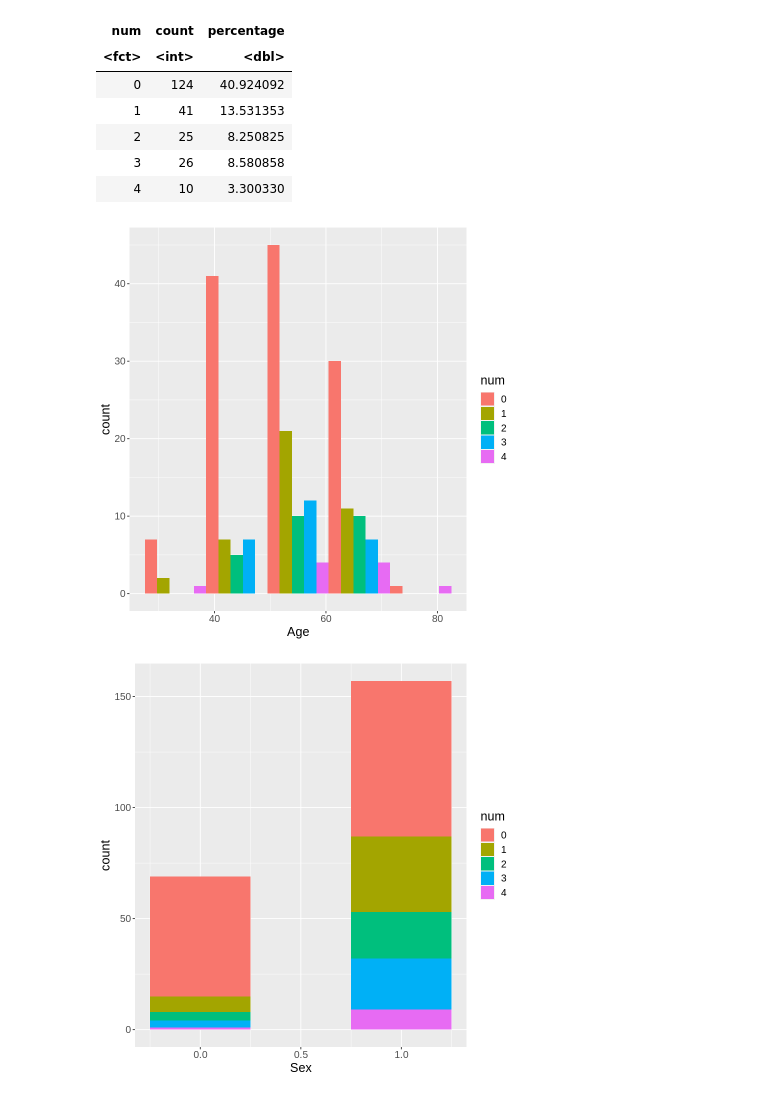
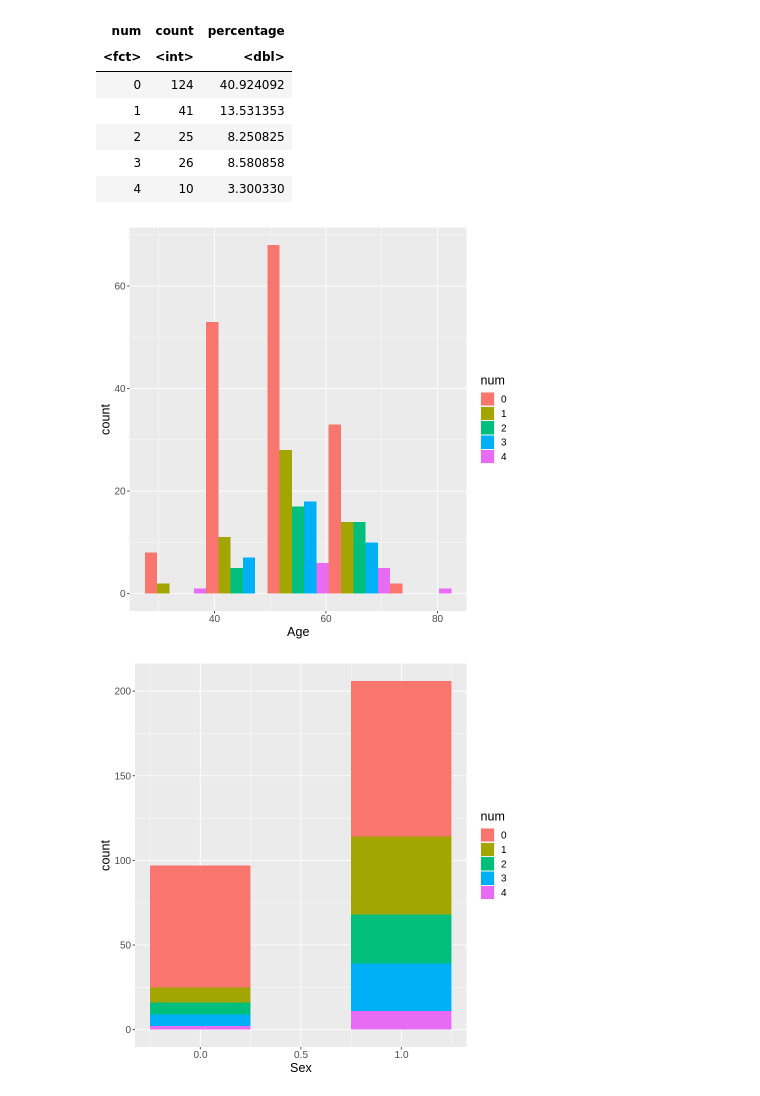
Before and after one commit to xenshreyas/Heart-Disease-Analysis, a Jupyter notebook: train_relationships.ipynb, the cells around one changed output. Saved outputs shown, nothing was run; the diff lists cells and outputs as text; code cells hidden in the pictures.

Commit message:
Used all data vs. training data
There are still relationships in the data

```diff
--- a/train_relationships.ipynb
+++ b/train_relationships.ipynb
@@ -111,7 +111,7 @@ A tibble: 5 × 3
 #filtered_data <- heart_train |>
 #    filter(num != 0)
 
-train_age_dist <- heart_train |>
+train_age_dist <- heart_data |>
                     ggplot(aes(x = age, fill = num)) +
                     geom_histogram(binwidth = 11, position = "dodge") +
                     #facet_grid(rows = vars(num)) +
@@ -119,15 +119,15 @@ train_age_dist <- heart_train |>
                     theme(text = element_text(size = 15))
 train_age_dist
 # %% [output]
-[figure, old version]
+[figure, new version]
 # %%
-train_sex_dist <- heart_train |>
+train_sex_dist <- heart_data |>
                     ggplot(aes(x = sex, fill = num)) +
                     geom_histogram(binwidth = .5) +
                     #facet_grid(rows = vars(num)) +
                     labs(x = "Sex", fill = "num") +
                     theme(text = element_text(size = 15))
 train_sex_dist
 # %% [output]
-[figure, old version]
+[figure, new version]
 # %%
```
Also changed, not shown: parts of 5 cells of this notebook.
